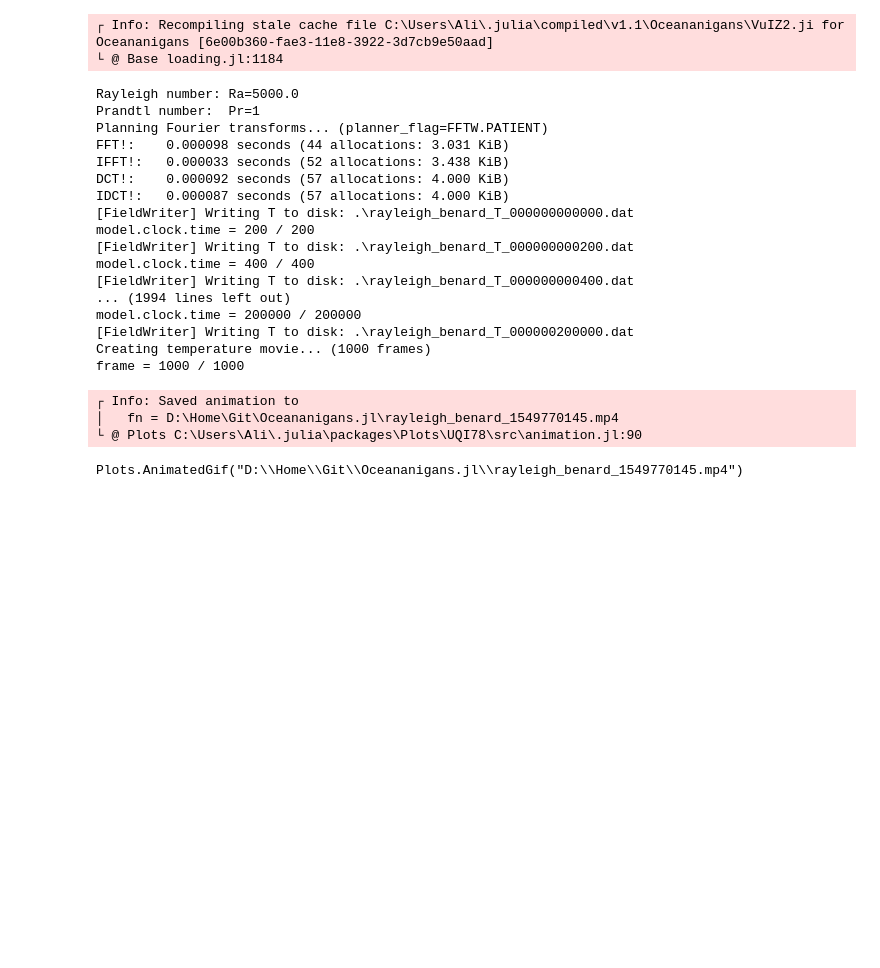
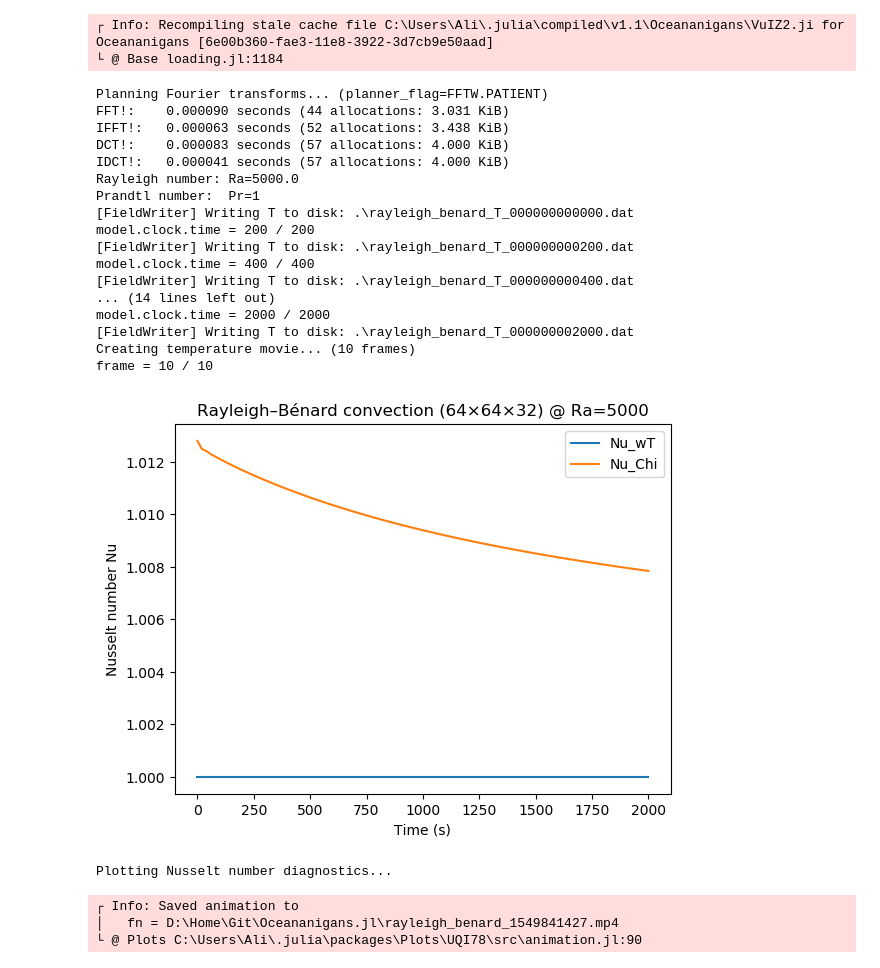
Before and after one commit to ali-ramadhan/random-jupyter-notebooks, a Jupyter notebook: Oceananigans.jl/Rayleigh–Bénard convection.ipynb, the cells around one changed output. Drawn from its saved outputs; the diff is of its cells as text; code cells hidden in the pictures; blank space fills up the shorter version.

```diff
--- a/Oceananigans.jl/Rayleigh–Bénard convection.ipynb
+++ b/Oceananigans.jl/Rayleigh–Bénard convection.ipynb
@@ -10,26 +10,27 @@ using Oceananigans
 └ @ Base loading.jl:1184
 # %%
 include("examples/rayleigh_benard_convection.jl")
-rayleigh_benard_convection(5e3, 64, 64, 32, 10000)
+rayleigh_benard_convection(5e3, 64, 64, 32, 4000, 4000, 2000, 100, 20)
 # %% [output]
+Planning Fourier transforms... (planner_flag=FFTW.PATIENT)
+FFT!:    0.000090 seconds (44 allocations: 3.031 KiB)
+IFFT!:   0.000063 seconds (52 allocations: 3.438 KiB)
+DCT!:    0.000083 seconds (57 allocations: 4.000 KiB)
+IDCT!:   0.000041 seconds (57 allocations: 4.000 KiB)
 Rayleigh number: Ra=5000.0
 Prandtl number:  Pr=1
-Planning Fourier transforms... (planner_flag=FFTW.PATIENT)
-FFT!:    0.000098 seconds (44 allocations: 3.031 KiB)
-IFFT!:   0.000033 seconds (52 allocations: 3.438 KiB)
-DCT!:    0.000092 seconds (57 allocations: 4.000 KiB)
-IDCT!:   0.000087 seconds (57 allocations: 4.000 KiB)
 [FieldWriter] Writing T to disk: .\rayleigh_benard_T_000000000000.dat
 model.clock.time = 200 / 200
 [FieldWriter] Writing T to disk: .\rayleigh_benard_T_000000000200.dat
 model.clock.time = 400 / 400
 [FieldWriter] Writing T to disk: .\rayleigh_benard_T_000000000400.dat
-... (1994 lines left out)
-model.clock.time = 200000 / 200000
-[FieldWriter] Writing T to disk: .\rayleigh_benard_T_000000200000.dat
-Creating temperature movie... (1000 frames)
-frame = 1000 / 1000
+... (14 lines left out)
+model.clock.time = 2000 / 2000
+[FieldWriter] Writing T to disk: .\rayleigh_benard_T_000000002000.dat
+Creating temperature movie... (10 frames)
+frame = 10 / 10
+[figure, added]
-┌ Info: Saved animation to
-│   fn = D:\Home\Git\Oceananigans.jl\rayleigh_benard_1549770145.mp4
-└ @ Plots C:\Users\Ali\.julia\packages\Plots\UQI78\src\animation.jl:90
+Plotting Nusselt number diagnostics...
-Plots.AnimatedGif("D:\\Home\\Git\\Oceananigans.jl\\rayleigh_benard_1549770145.mp4")
+┌ Info: Saved animation to
+│   fn = D:\Home\Git\Oceananigans.jl\rayleigh_benard_1549841427.mp4
+└ @ Plots C:\Users\Ali\.julia\packages\Plots\UQI78\src\animation.jl:90
```
Also changed, not shown: 2 other files.
